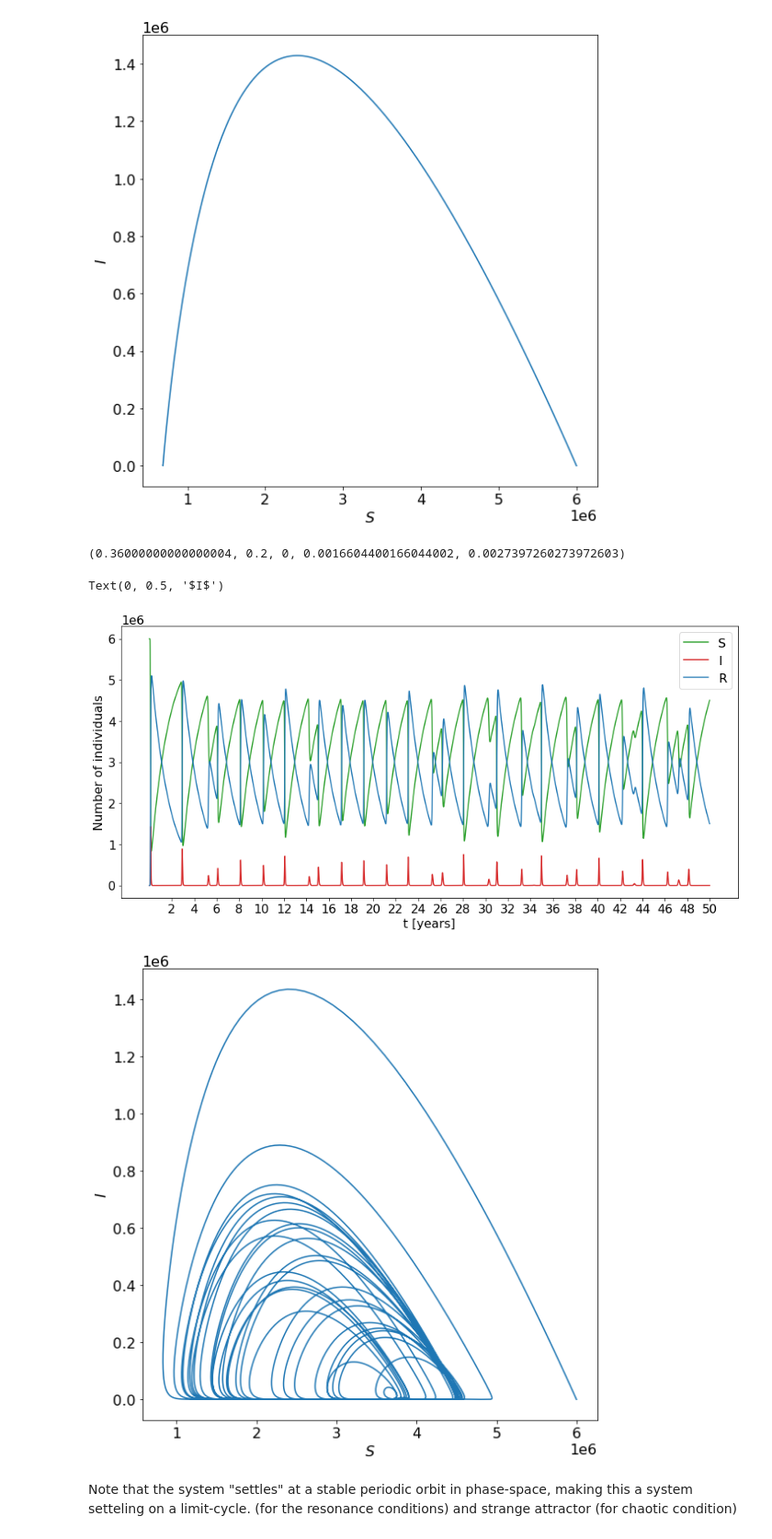
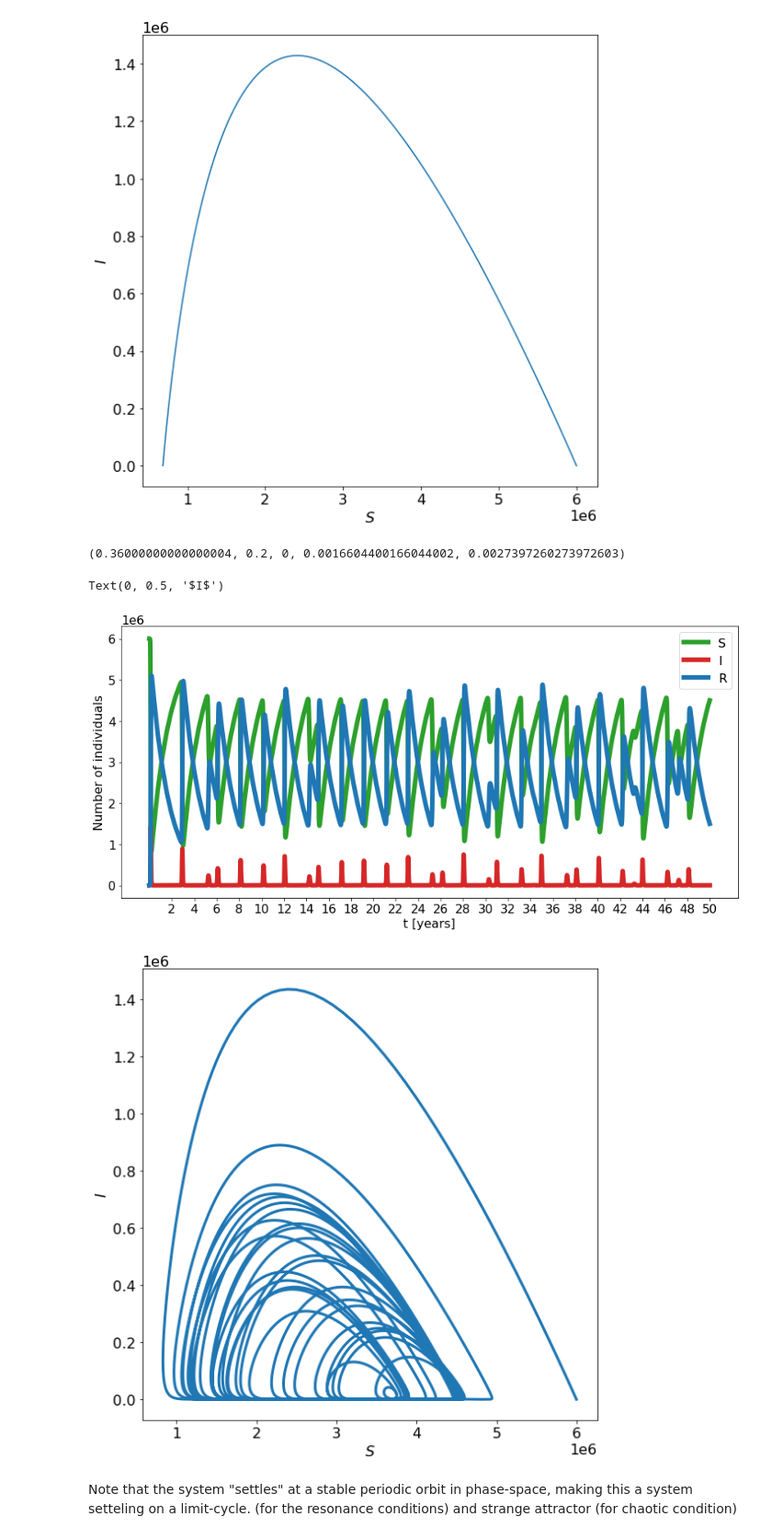
Before and after one commit to chrberrig/MatBio, a Jupyter notebook: simulations/2_disease_models.ipynb, the cells around one changed output. Shown at 92% size. Drawn from its saved outputs; the diff is of its cells as text; code cells hidden in the pictures.

```diff
--- a/simulations/2_disease_models.ipynb
+++ b/simulations/2_disease_models.ipynb
@@ -396,37 +396,37 @@ state_init = np.array([N-I0, I0, 0])
 params = (beta, nu, mu, rho, freq)
 print(params)
 
 num_sol = odeint(deriv, state_init, t, args=params).T
 S, I, R = num_sol
 final_size = 1 - S[-1]/N
 
 # Making a nice plot:
 fig, ax = plt.subplots(figsize=(12,6), tight_layout=True)
 for i, c in enumerate(num_sol):
-    ax.plot(t, c, color=clr[i], label=lbl[i])
+    ax.plot(t, c, color=clr[i], label=lbl[i], linewidth=6)
 
 ax.set_xticks([i*yr for i in range(1,num_yrs+1) if i%2==0])
 ax.set_xticklabels([str(i) for i in range(1,num_yrs+1) if i%2==0])
 ax.set_xlabel("t [years]")
 
 #ax.set_xlabel("t [days]")
 ax.set_ylabel("Number of individuals")
 # ax.set_yscale("log")
 ax.legend()
 
 # Making phase-plane plot:
 fig, ax = plt.subplots(figsize=(8,8), tight_layout=True)
-ax.plot(S, I)
+ax.plot(S, I, linewidth=3)
 
 ax.set_xlabel("$S$")
 ax.set_ylabel("$I$")
 # ax.set_yscale("log")
 # ax.legend()
 # %% [output]
 (0.36000000000000004, 0.2, 0, 0.0016604400166044002, 0.0027397260273972603)
 Text(0, 0.5, '$I$')
-[figure, old version]
+[figure, new version]
-[figure, old version]
+[figure, new version]
 # %% [markdown]
 Note that the system "settles" at a stable periodic orbit in phase-space, making this a system setteling on a limit-cycle. (for the resonance conditions) and strange attractor (for chaotic condition)
 # %%
```
Also changed, not shown: 2 other files.
